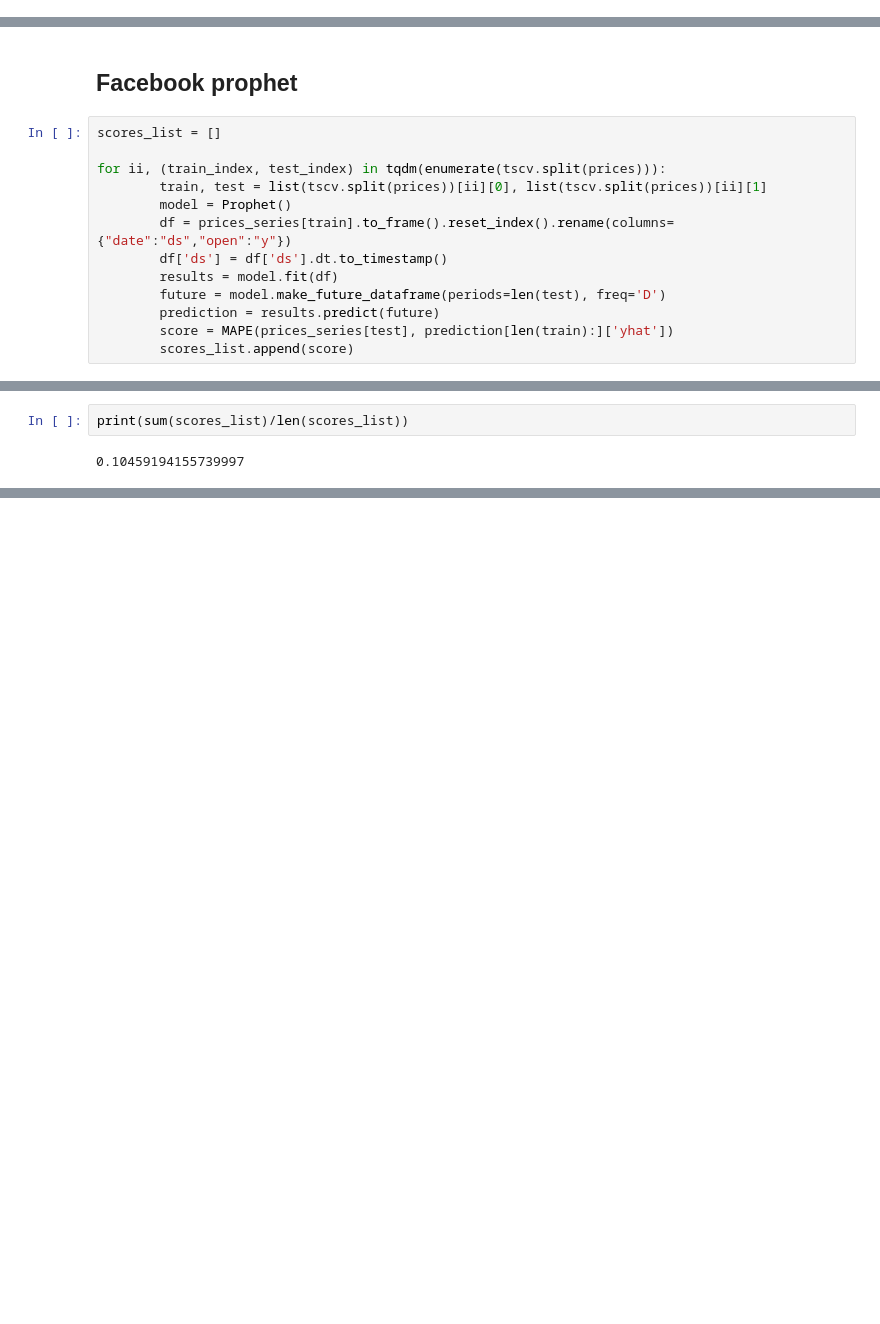
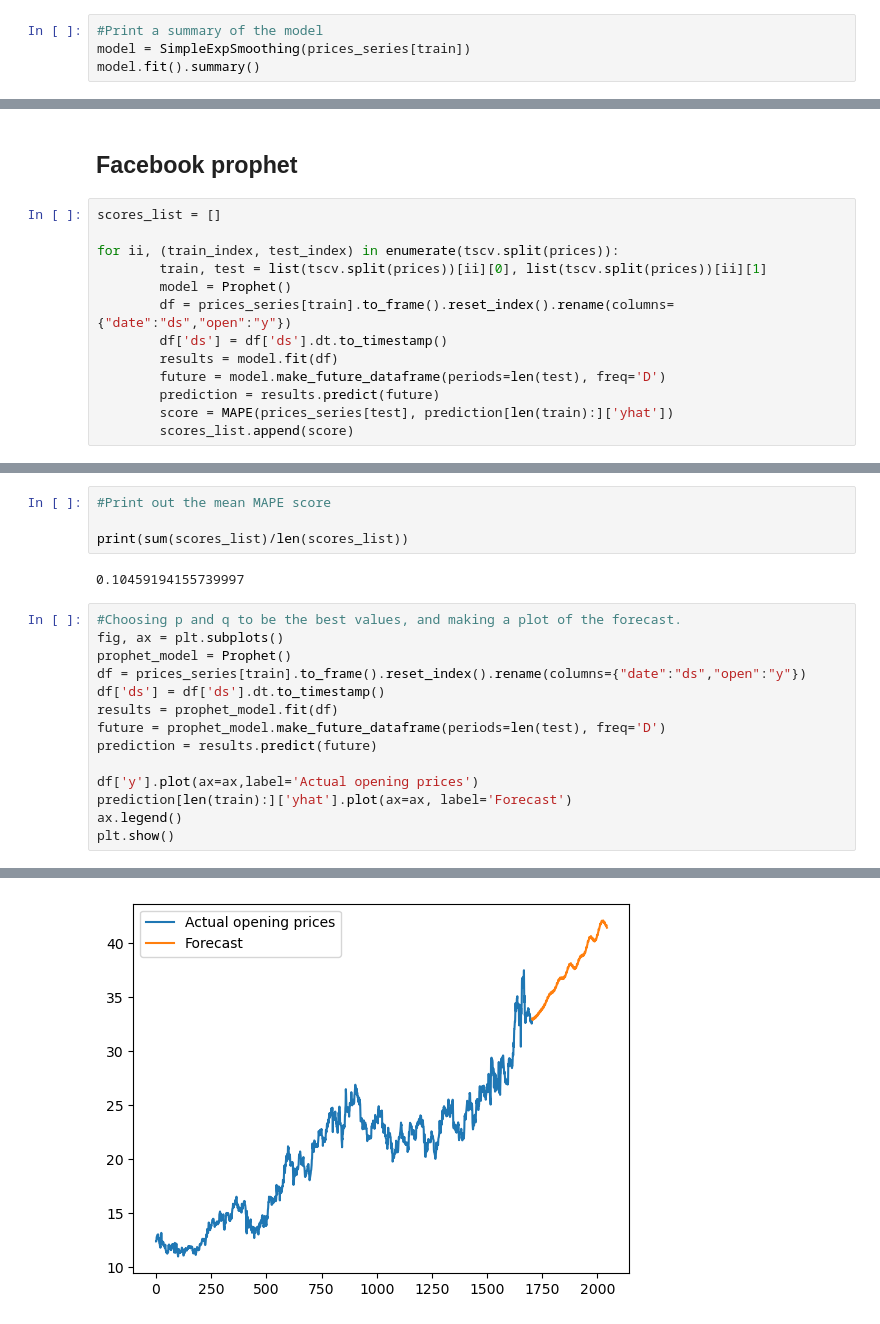
Before and after one commit to nhongphuc/Stock-prediction, a Jupyter notebook: Capstone3_part2.ipynb, the cells around one changed output, grey strips where cells are left out. Saved outputs shown, nothing was run; the diff lists cells and outputs as text; blank space fills up the shorter version.

```diff
--- a/Capstone3_part2.ipynb
+++ b/Capstone3_part2.ipynb
@@ -158,3 +185,7 @@ The mean cross-validation score is:
 print(sum(scores_list)/len(scores_list))
 # %% [output]
 0.15523009393135917
+# %%
+#Print a summary of the model
+model = SimpleExpSmoothing(prices_series[train])
+model.fit().summary()
@@ -163,7 +220,7 @@ print(sum(scores_list)/len(scores_list))
 # %%
 scores_list = []
 
-for ii, (train_index, test_index) in tqdm(enumerate(tscv.split(prices))):
+for ii, (train_index, test_index) in enumerate(tscv.split(prices)):
         train, test = list(tscv.split(prices))[ii][0], list(tscv.split(prices))[ii][1]
         model = Prophet()
         df = prices_series[train].to_frame().reset_index().rename(columns={"date":"ds","open":"y"})
@@ -182,4 +244,21 @@ for ii, (train_index, test_index) in tqdm(enumerate(tscv.split(prices))):
 # %%
+#Print out the mean MAPE score
+
 print(sum(scores_list)/len(scores_list))
 # %% [output]
 0.10459194155739997
+# %%
+#Choosing p and q to be the best values, and making a plot of the forecast.
+fig, ax = plt.subplots()
+prophet_model = Prophet()
+df = prices_series[train].to_frame().reset_index().rename(columns={"date":"ds","open":"y"})
+df['ds'] = df['ds'].dt.to_timestamp()
+results = prophet_model.fit(df)
+future = prophet_model.make_future_dataframe(periods=len(test), freq='D')
+prediction = results.predict(future)
+
+df['y'].plot(ax=ax,label='Actual opening prices')
+prediction[len(train):]['yhat'].plot(ax=ax, label='Forecast')
+ax.legend()
+plt.show()
+# %% [output]
@@ -185,0 +267 @@ print(sum(scores_list)/len(scores_list))
+[figure, added]
```
Also changed, not shown: parts of 13 cells of this notebook.
